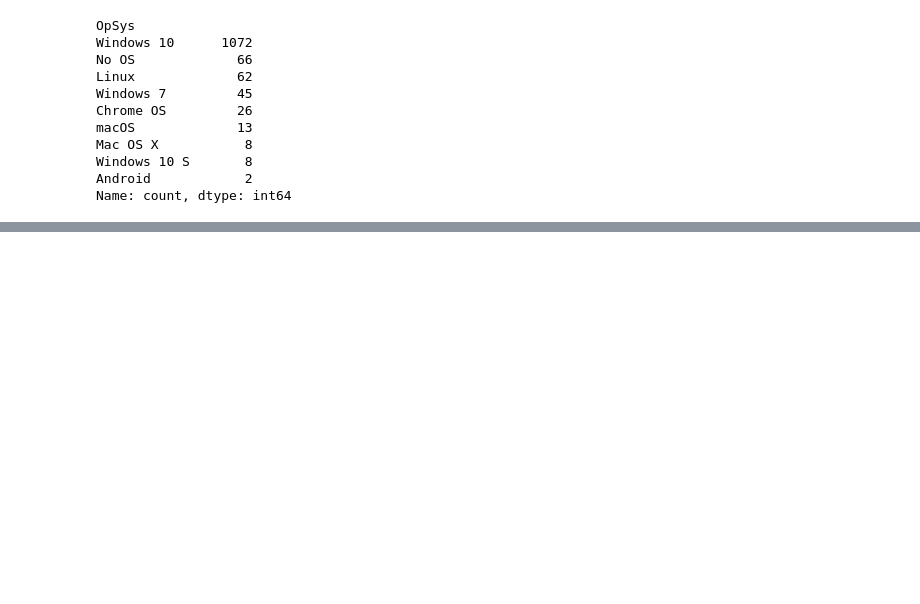
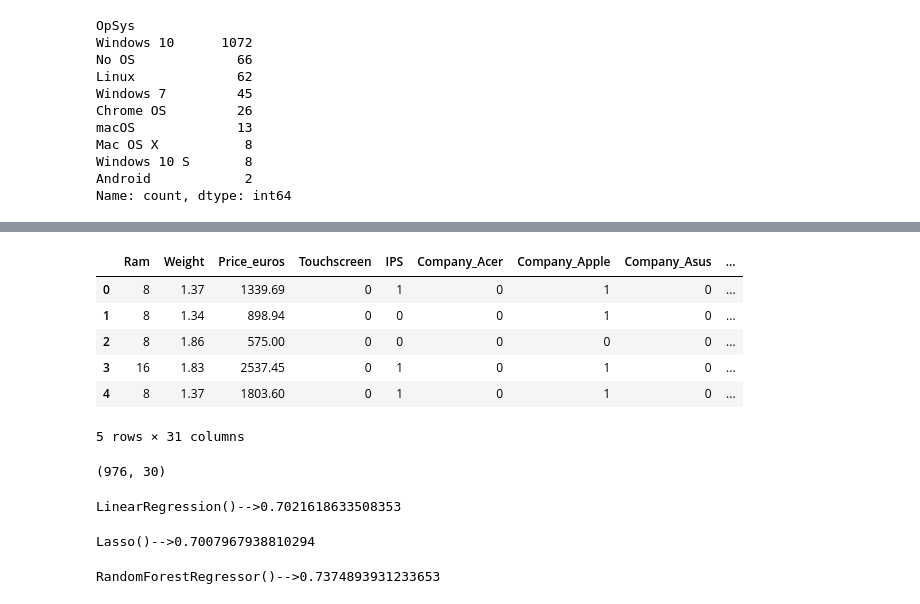
Before and after one commit to RavinduPathirana28/Laptop_Price_Predictor, a Jupyter notebook: Model/Model Building.ipynb, the cells around one changed output, grey strips where cells are left out. Drawn from its saved outputs; the diff is of its cells as text; code cells hidden in the pictures; blank space fills up the shorter version.

```diff
--- a/Model/Model Building.ipynb
+++ b/Model/Model Building.ipynb
@@ -396,0 +415,17 @@ data.shape
+# %%
+y=data['Price_euros']
+data.head()
+# %% [output]
+|  | Ram | Weight | Price_euros | Touchscreen | IPS | Company_Acer | Company_Apple | Company_Asus | ... |
+| 0 | 8 | 1.37 | 1339.69 | 0 | 1 | 0 | 1 | 0 | ... |
+| 1 | 8 | 1.34 | 898.94 | 0 | 0 | 0 | 1 | 0 | ... |
+| 2 | 8 | 1.86 | 575.00 | 0 | 0 | 0 | 0 | 0 | ... |
+| 3 | 16 | 1.83 | 2537.45 | 0 | 1 | 0 | 1 | 0 | ... |
+| 4 | 8 | 1.37 | 1803.60 | 0 | 1 | 0 | 1 | 0 | ... |
+5 rows × 31 columns
+# %%
+from sklearn.model_selection import train_test_split
+x_train,x_test,y_train,y_test=train_test_split(x,y ,test_size=0.25)
+x_train.shape
+# %% [output]
+(976, 30)
@@ -396,0 +437,18 @@ data.shape
+# %%
+from sklearn.linear_model import LinearRegression
+lr=LinearRegression()
+model_acc(lr)
+# %% [output]
+LinearRegression()-->0.7021618633508353
+# %%
+from sklearn.linear_model import Lasso
+ls=Lasso()
+model_acc(ls)
+# %% [output]
+Lasso()-->0.7007967938810294
+# %%
+from sklearn.ensemble import RandomForestRegressor
+rfr=RandomForestRegressor()
+model_acc(rfr)
+# %% [output]
+RandomForestRegressor()-->0.7374893931233653
```
Also changed, not shown: parts of 13 cells of this notebook, 5 other files.
